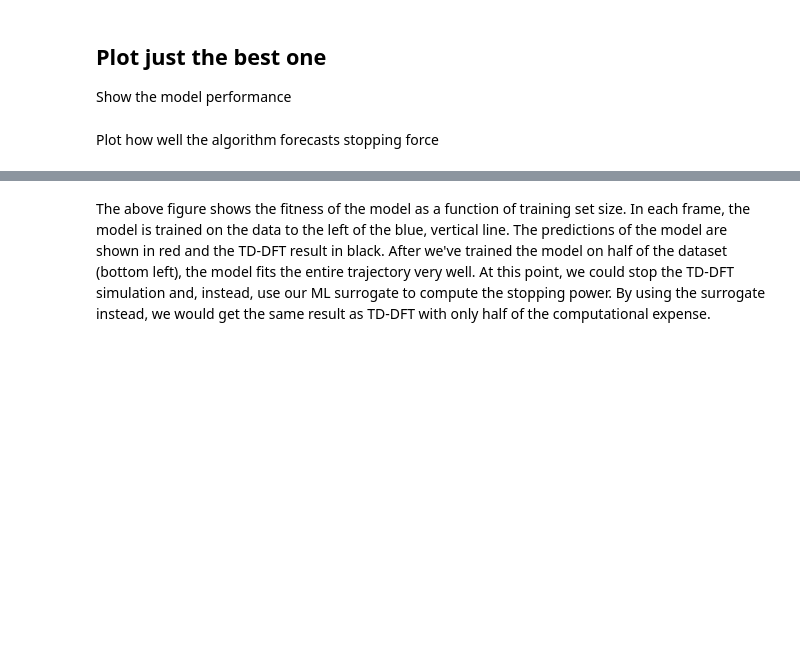
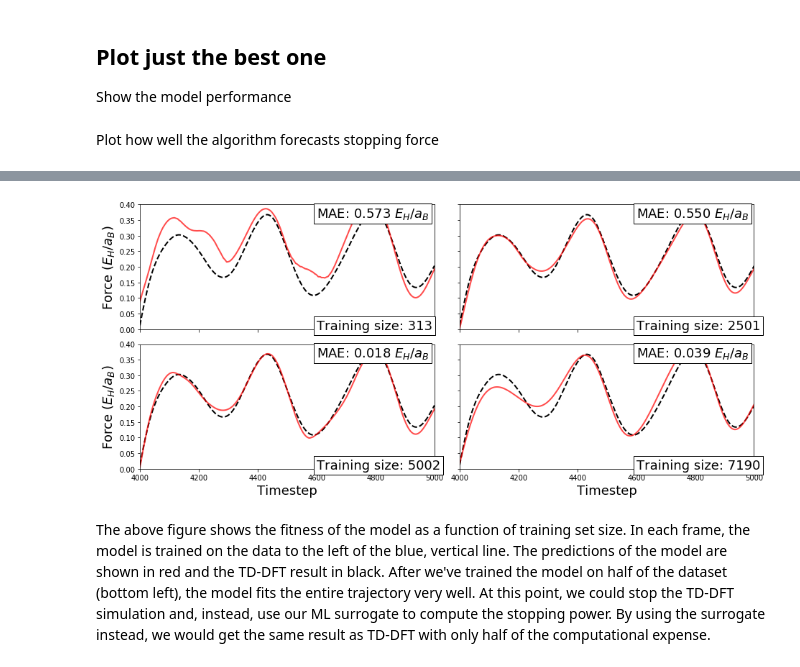
Before and after one commit to globus-labs/stopping-power-ml, a Jupyter notebook: single-velocity/1_build-machine-learning-model.ipynb, the cells around one changed output, grey strips where cells are left out. Saved outputs shown, nothing was run; the diff lists cells and outputs as text; code cells hidden in the pictures; blank space fills up the shorter version.

```diff
--- a/single-velocity/1_build-machine-learning-model.ipynb
+++ b/single-velocity/1_build-machine-learning-model.ipynb
@@ -331,3 +331,34 @@ fig.tight_layout()
+# %%
+fig, axs = plt.subplots(2, 2, sharex=True, sharey=True)
+
+
+for f,ax in zip([0,int(0.25*num_tests),int(0.5*num_tests),int(0.75*num_tests)],axs.flatten()):
+
+    ax.plot(data['timestep'], data['force'], 'k--', lw=2)
+    ax.set_ylim([0,0.4]) # Make sure the scales stay appropriate
+    ax.set_xlim(4000, 5000)
+
+    traj = best_results['over_time']['traj'][f]
+    ax.plot(data['timestep'], traj, 'r-', alpha=0.7, lw=2)
+    traj_error = np.abs(traj - data['force']).mean()
+
+    ax.text(0.6, 0.9, 'MAE: %.3f $E_H/a_B$'%traj_error, fontsize=18,
+           bbox=dict(edgecolor='k', facecolor='w'), transform=ax.transAxes)
+
+    ax.text(0.6, 0, 'Training size: %d'%best_results['over_time']['training_size'][f],
+            fontsize=18, bbox=dict(edgecolor='k', facecolor='w'), transform=ax.transAxes)
+
+    ax.plot([best_results['over_time']['step'][f],]*2, ax.get_ylim(), 'b--')
+
+axs[1,0].set_xlabel('Timestep', fontsize=18)
+axs[1,1].set_xlabel('Timestep', fontsize=18)
+axs[0,0].set_ylabel('Force ($E_H/a_B$)', fontsize=18)
+axs[1,0].set_ylabel('Force ($E_H/a_B$)', fontsize=18)
+
+fig.set_size_inches(13,6)
+fig.tight_layout()
+# %% [output]
+[figure, added]
 # %% [markdown]
 The above figure shows the fitness of the model as a function of training set size. In each frame, the model is trained on the data to the left of the blue, vertical line. The predictions of the model are shown in red and the TD-DFT result in black. After we've trained the model on half of the dataset (bottom left), the model fits the entire trajectory very well. At this point, we could stop the TD-DFT simulation and, instead, use our ML surrogate to compute the stopping power. By using the surrogate instead, we would get the same result as TD-DFT with only half of the computational expense.
 # %% [markdown]
```
Also changed, not shown: parts of 16 cells of this notebook, 14 other files.
